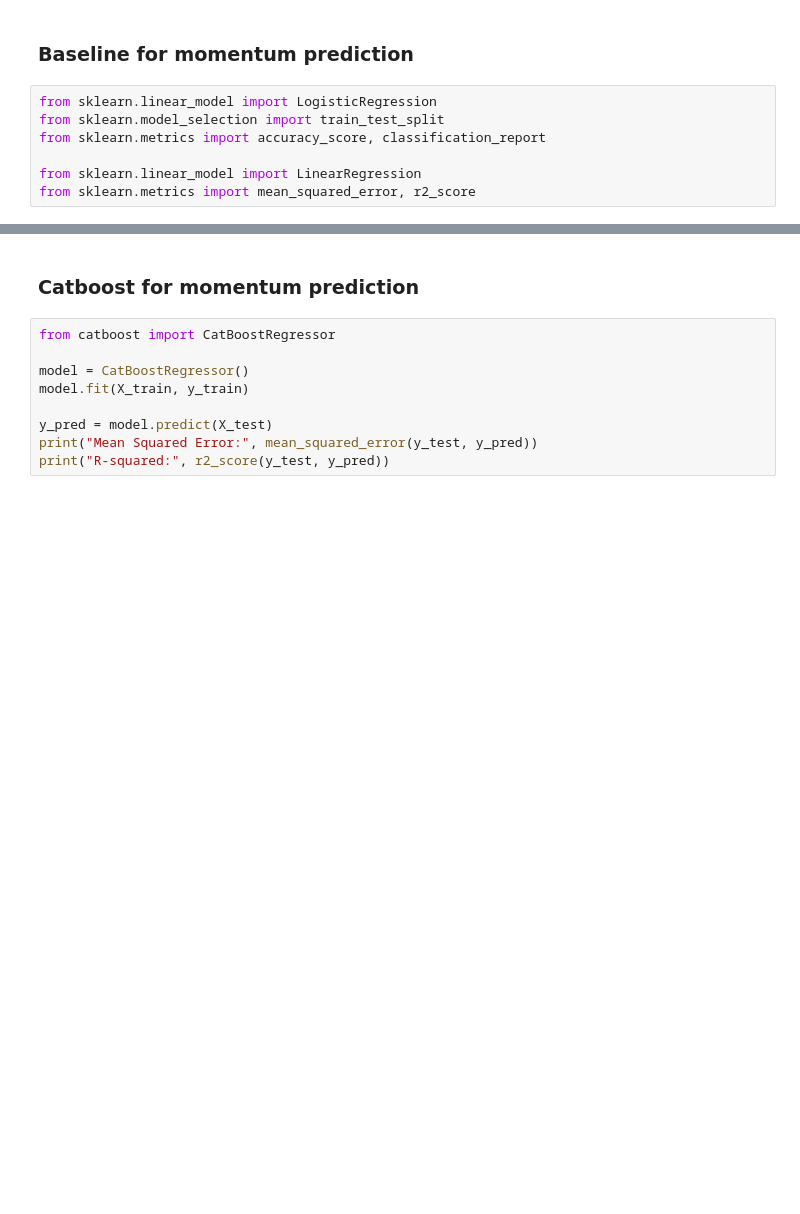
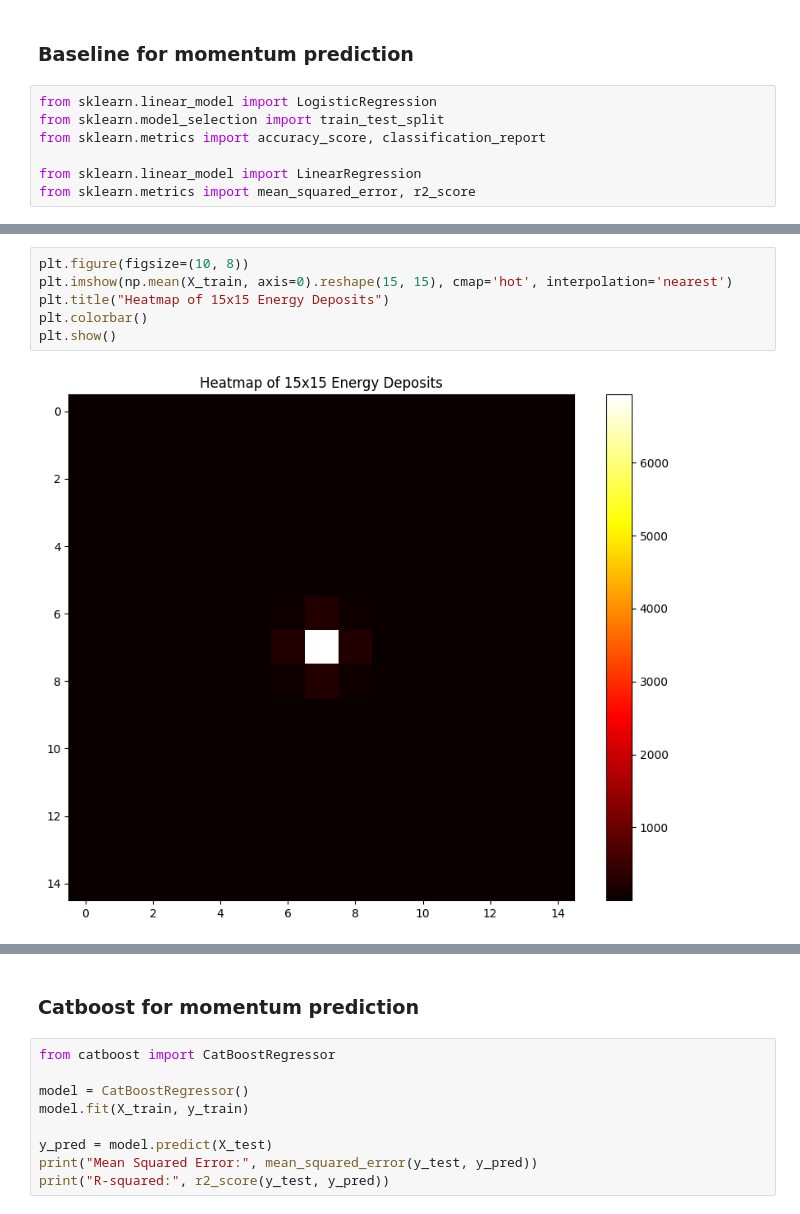
Before and after one commit to dxtvzw/ecal-optimization, a Jupyter notebook: src/experiments.ipynb, the cells around one changed output, grey strips where cells are left out. Drawn from its saved outputs; the diff is of its cells as text; blank space fills up the shorter version.

```diff
--- a/src/experiments.ipynb
+++ b/src/experiments.ipynb
@@ -48,0 +59,8 @@ R-squared: 0.9991899967515576
+# %%
+plt.figure(figsize=(10, 8))
+plt.imshow(np.mean(X_train, axis=0).reshape(15, 15), cmap='hot', interpolation='nearest')
+plt.title("Heatmap of 15x15 Energy Deposits")
+plt.colorbar()
+plt.show()
+# %% [output]
+[figure, added]
```
Also changed, not shown: parts of 5 cells of this notebook.
